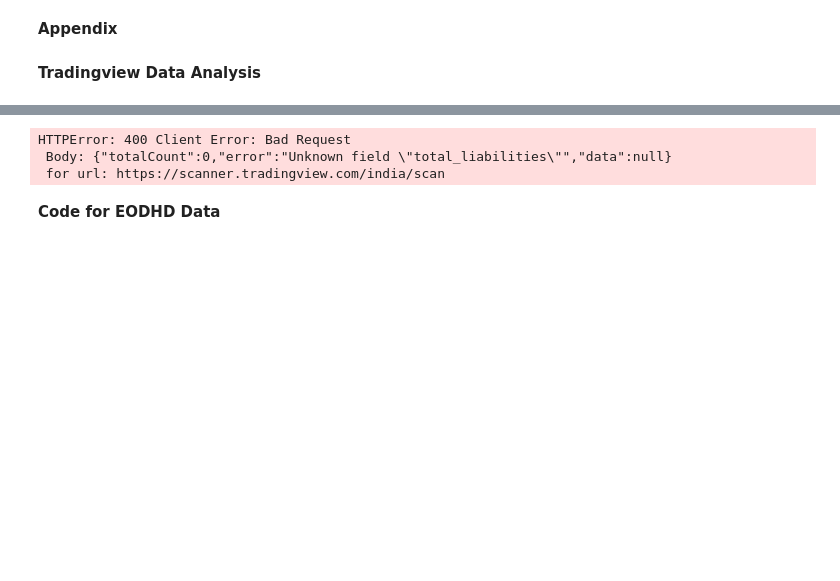
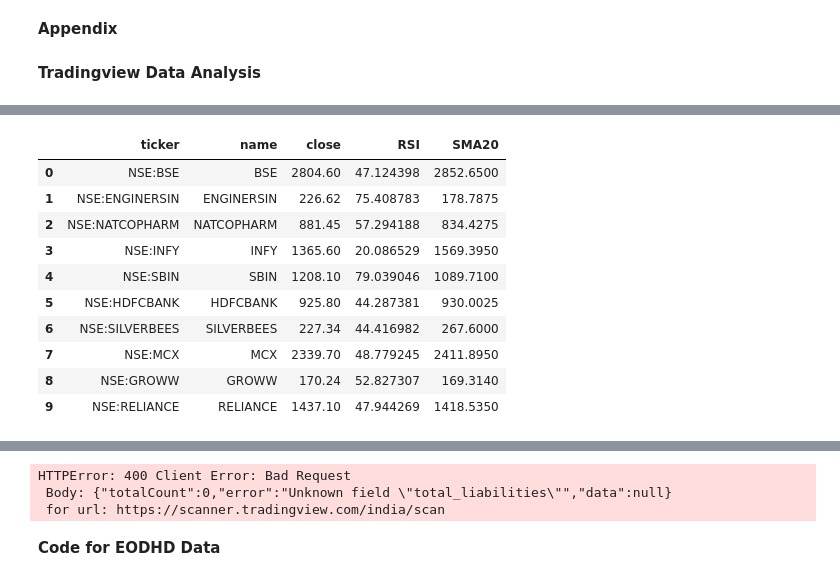
Before and after one commit to sharmaraja/AI-Tools, a Jupyter notebook: Stock_data_API_Testing.ipynb, the cells around one changed output, grey strips where cells are left out. Cells and saved outputs as stored; diff of their text form; code cells hidden in the pictures; blank space fills up the shorter version.

```diff
--- a/Stock_data_API_Testing.ipynb
+++ b/Stock_data_API_Testing.ipynb
@@ -582,0 +388,8 @@ from tradingview_screener import Query, Column
+# %%
+df = (Query()
+      .set_markets('india')
+      .select('name', 'close', 'RSI', 'SMA20')
+      .limit(10)  # small sample
+      .get_scanner_data())
+
+print(df)
@@ -582,0 +408,14 @@ from tradingview_screener import Query, Column
+# %%
+df[1]
+# %% [output]
+|  | ticker | name | close | RSI | SMA20 |
+| 0 | NSE:BSE | BSE | 2804.60 | 47.124398 | 2852.6500 |
+| 1 | NSE:ENGINERSIN | ENGINERSIN | 226.62 | 75.408783 | 178.7875 |
+| 2 | NSE:NATCOPHARM | NATCOPHARM | 881.45 | 57.294188 | 834.4275 |
+| 3 | NSE:INFY | INFY | 1365.60 | 20.086529 | 1569.3950 |
+| 4 | NSE:SBIN | SBIN | 1208.10 | 79.039046 | 1089.7100 |
+| 5 | NSE:HDFCBANK | HDFCBANK | 925.80 | 44.287381 | 930.0025 |
+| 6 | NSE:SILVERBEES | SILVERBEES | 227.34 | 44.416982 | 267.6000 |
+| 7 | NSE:MCX | MCX | 2339.70 | 48.779245 | 2411.8950 |
+| 8 | NSE:GROWW | GROWW | 170.24 | 52.827307 | 169.3140 |
+| 9 | NSE:RELIANCE | RELIANCE | 1437.10 | 47.944269 | 1418.5350 |
```
Also changed, not shown: parts of 26 cells of this notebook.
